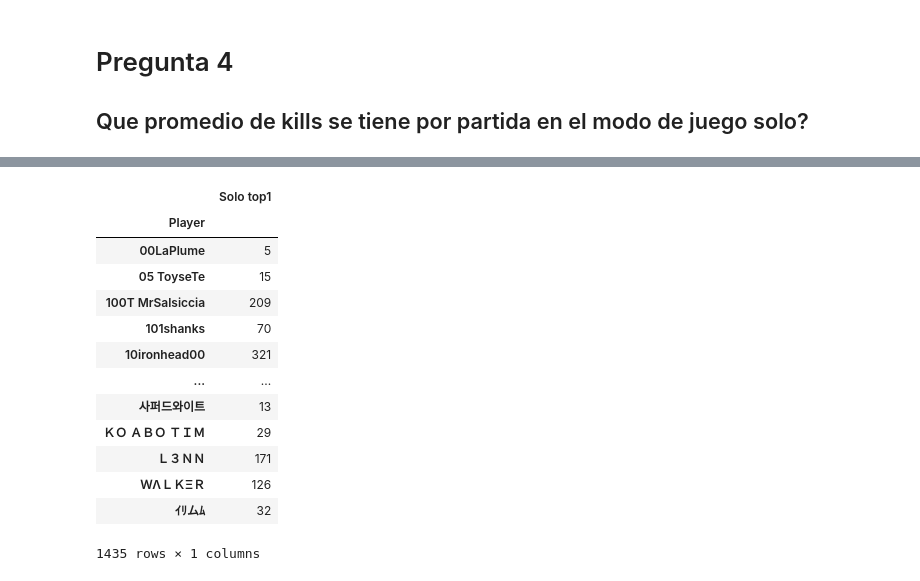
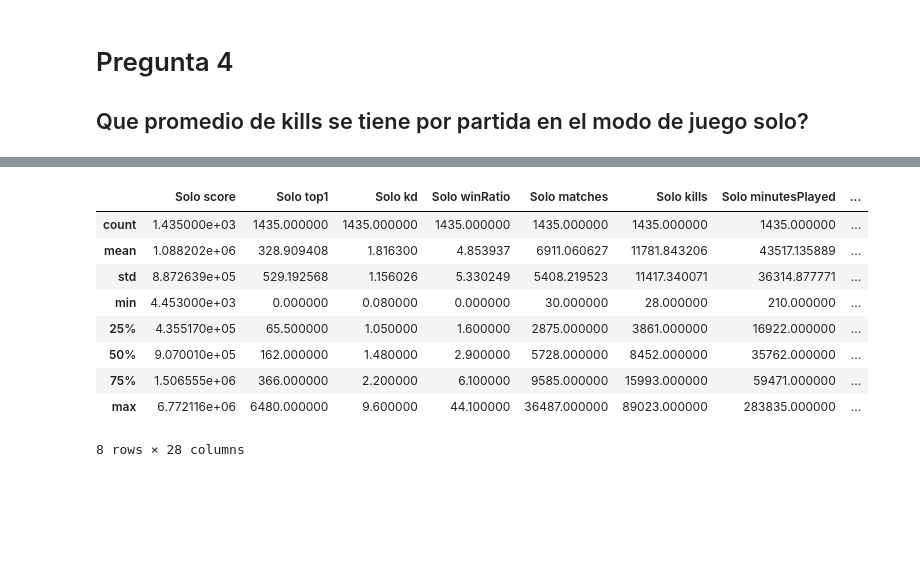
Before and after one commit to andresst000/Andress, a Jupyter notebook: 00_00_binder (1).ipynb, the cells around one changed output, grey strips where cells are left out. Drawn from its saved outputs; the diff is of its cells as text; code cells hidden in the pictures; blank space fills up the shorter version.

```diff
--- a/00_00_binder (1).ipynb
+++ b/00_00_binder (1).ipynb
@@ -135,17 +148,13 @@ pivotw = pd.pivot_table(df,
-# %%
-pivotw
-# %% [output]
-|  | Solo top1 |
-| Player |  |
-| 00LaPlume | 5 |
-| 05 ToyseTe | 15 |
-| 100T MrSalsiccia | 209 |
-| 101shanks | 70 |
-| 10ironhead00 | 321 |
-| ... | ... |
-| 사퍼드와이트 | 13 |
-| ＫＯ ＡＢＯ ＴＩＭ | 29 |
-| Ｌ３ＮＮ | 171 |
-| ＷΛＬＫΞＲ | 126 |
-| ｲﾘムﾑ | 32 |
-1435 rows × 1 columns
+# %%
+df.describe()
+# %% [output]
+|  | Solo score | Solo top1 | Solo kd | Solo winRatio | Solo matches | Solo kills | Solo minutesPlayed | ... |
+| count | 1.435000e+03 | 1435.000000 | 1435.000000 | 1435.000000 | 1435.000000 | 1435.000000 | 1435.000000 | ... |
+| mean | 1.088202e+06 | 328.909408 | 1.816300 | 4.853937 | 6911.060627 | 11781.843206 | 43517.135889 | ... |
+| std | 8.872639e+05 | 529.192568 | 1.156026 | 5.330249 | 5408.219523 | 11417.340071 | 36314.877771 | ... |
+| min | 4.453000e+03 | 0.000000 | 0.080000 | 0.000000 | 30.000000 | 28.000000 | 210.000000 | ... |
+| 25% | 4.355170e+05 | 65.500000 | 1.050000 | 1.600000 | 2875.000000 | 3861.000000 | 16922.000000 | ... |
+| 50% | 9.070010e+05 | 162.000000 | 1.480000 | 2.900000 | 5728.000000 | 8452.000000 | 35762.000000 | ... |
+| 75% | 1.506555e+06 | 366.000000 | 2.200000 | 6.100000 | 9585.000000 | 15993.000000 | 59471.000000 | ... |
+| max | 6.772116e+06 | 6480.000000 | 9.600000 | 44.100000 | 36487.000000 | 89023.000000 | 283835.000000 | ... |
+8 rows × 28 columns
```
Also changed, not shown: parts of 9 cells of this notebook.
